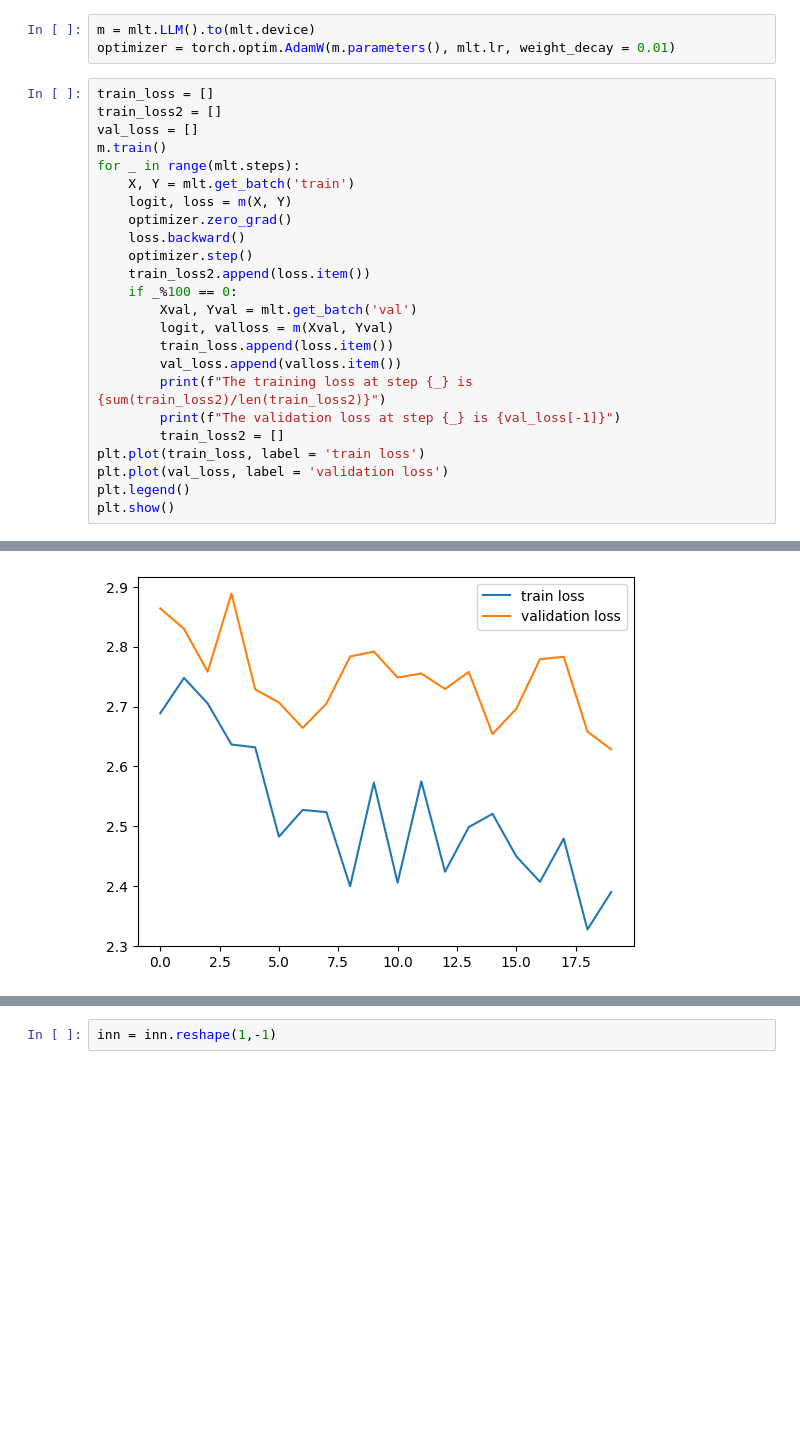
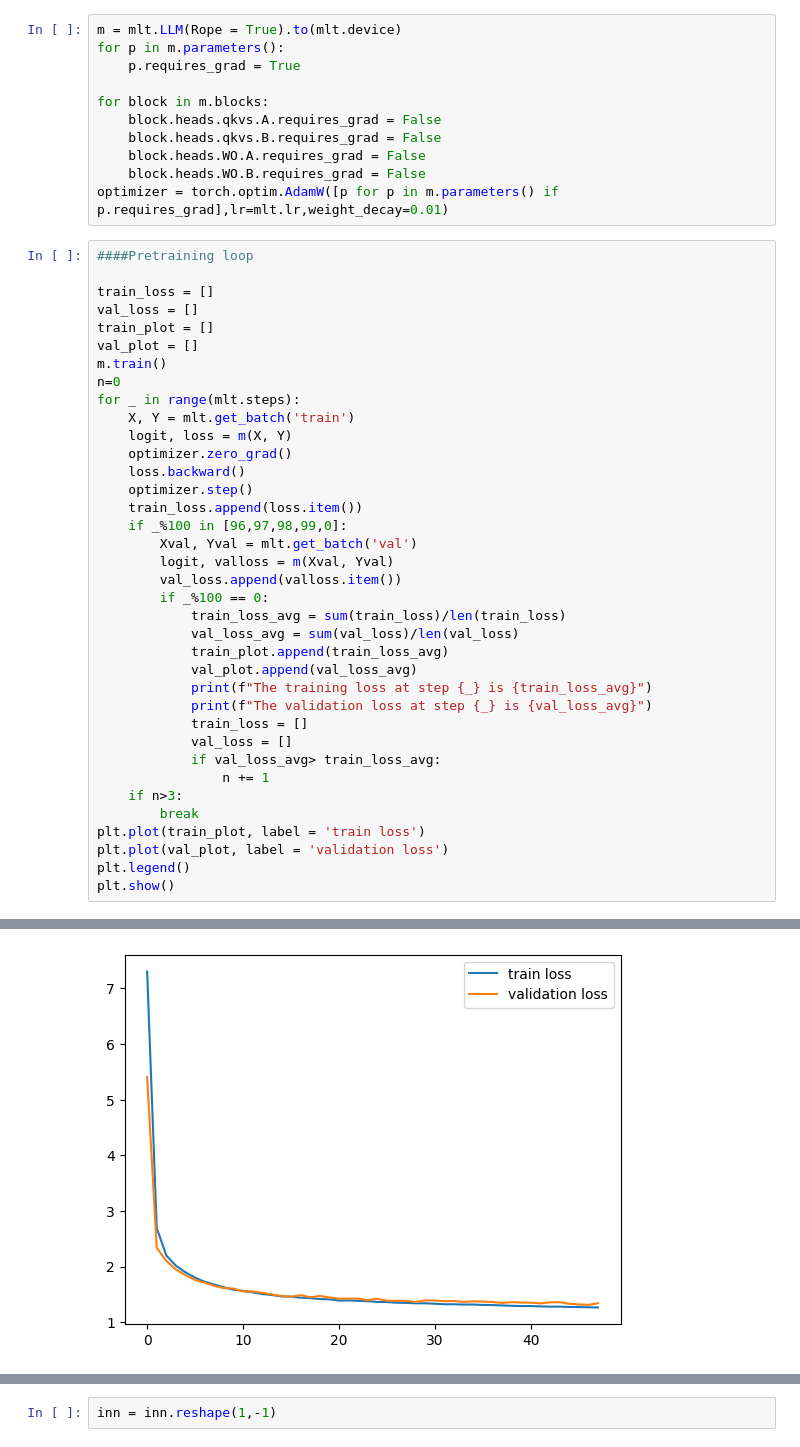
Before and after one commit to arvinshm/LLM-basics, a Jupyter notebook: execution.ipynb, the cells around one changed output, grey strips where cells are left out. Saved outputs shown, nothing was run; the diff lists cells and outputs as text; blank space fills up the shorter version.

```diff
--- a/execution.ipynb
+++ b/execution.ipynb
@@ -8,28 +11,49 @@ import multi_Layer_transformer as mlt
 # %%
-m = mlt.LLM().to(mlt.device)
-optimizer = torch.optim.AdamW(m.parameters(), mlt.lr, weight_decay = 0.01)
+m = mlt.LLM(Rope = True).to(mlt.device)
+for p in m.parameters():
+    p.requires_grad = True
+
+for block in m.blocks:
+    block.heads.qkvs.A.requires_grad = False
+    block.heads.qkvs.B.requires_grad = False
+    block.heads.WO.A.requires_grad = False
+    block.heads.WO.B.requires_grad = False
+optimizer = torch.optim.AdamW([p for p in m.parameters() if p.requires_grad],lr=mlt.lr,weight_decay=0.01)
 # %%
+####Pretraining loop
+
 train_loss = []
-train_loss2 = []
 val_loss = []
+train_plot = []
+val_plot = []
 m.train()
+n=0
 for _ in range(mlt.steps):
     X, Y = mlt.get_batch('train')
     logit, loss = m(X, Y)
     optimizer.zero_grad()
     loss.backward()
     optimizer.step()
-    train_loss2.append(loss.item())
-    if _%100 == 0:
+    train_loss.append(loss.item())
+    if _%100 in [96,97,98,99,0]:
         Xval, Yval = mlt.get_batch('val')
         logit, valloss = m(Xval, Yval)
-        train_loss.append(loss.item())
         val_loss.append(valloss.item())
-        print(f"The training loss at step {_} is {sum(train_loss2)/len(train_loss2)}")
-        print(f"The validation loss at step {_} is {val_loss[-1]}")
-        train_loss2 = []
-plt.plot(train_loss, label = 'train loss')
-plt.plot(val_loss, label = 'validation loss')
+        if _%100 == 0:
+            train_loss_avg = sum(train_loss)/len(train_loss)
+            val_loss_avg = sum(val_loss)/len(val_loss)
+            train_plot.append(train_loss_avg)
+            val_plot.append(val_loss_avg)
+            print(f"The training loss at step {_} is {train_loss_avg}")
+            print(f"The validation loss at step {_} is {val_loss_avg}")
+            train_loss = []
+            val_loss = []
+            if val_loss_avg> train_loss_avg:
+                n += 1
+    if n>3:
+        break
+plt.plot(train_plot, label = 'train loss')
+plt.plot(val_plot, label = 'validation loss')
 plt.legend()
 plt.show()
 # %% [output]
@@ -53 +77 @@ The validation loss at step 1900 is 2.628516674041748
-[figure, old version]
+[figure, new version]
```
Also changed, not shown: parts of 10 cells of this notebook, 6 other files.
